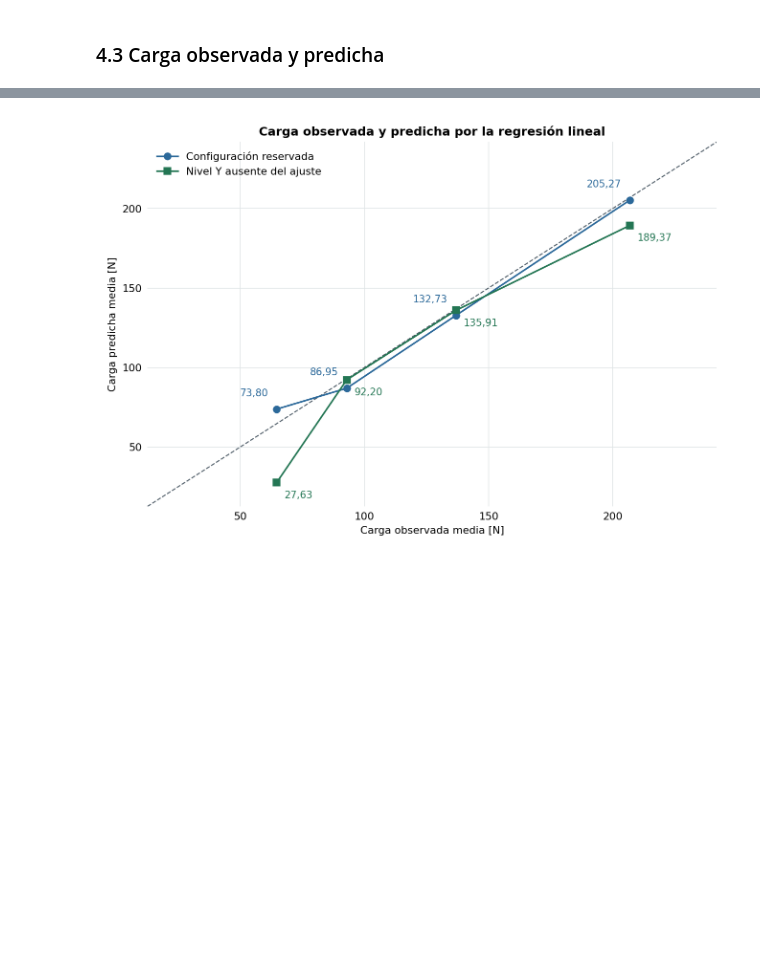
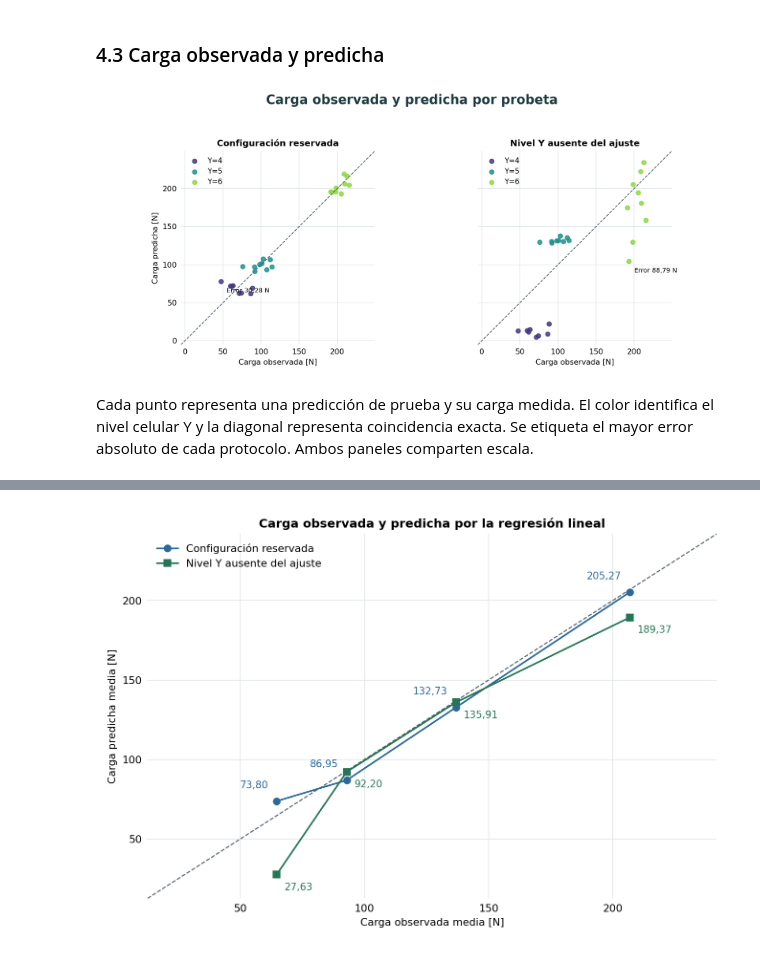
Before and after one commit to melissaaylasb-sudo/T02_MIA14_SeccionB, a Jupyter notebook: notebooks/Comparativa_6_Modelos_Regresion_Pantograficas.ipynb, the cells around one changed output, grey strips where cells are left out. Saved outputs shown, nothing was run; the diff lists cells and outputs as text; code cells hidden in the pictures; blank space fills up the shorter version.

```diff
--- a/notebooks/Comparativa_6_Modelos_Regresion_Pantograficas.ipynb
+++ b/notebooks/Comparativa_6_Modelos_Regresion_Pantograficas.ipynb
@@ -185,11 +209,24 @@ Se recorren las reservas existentes. Cada clon del pipeline se ajusta con el ent
 # %%
 reservas = analisis.particiones_por_grupo
 predicciones = []
+metricas_reservas = []
+coeficientes_reservas = []
 for protocolo, particiones in reservas.items():
     for pliegue, (entrenamiento, prueba) in enumerate(particiones, start=1):
         modelo_pliegue = clone(modelo_ganador)
         modelo_pliegue.fit(geometrias.iloc[entrenamiento], cargas.iloc[entrenamiento])
         carga_predicha = modelo_pliegue.predict(geometrias.iloc[prueba])
+        carga_entrenamiento = modelo_pliegue.predict(geometrias.iloc[entrenamiento])
+        metricas_reservas.append({
+            "protocolo": protocolo, "pliegue": pliegue,
+            "MAE_entrenamiento_N": mean_absolute_error(cargas.iloc[entrenamiento], carga_entrenamiento),
+            "MAE_validacion_N": mean_absolute_error(cargas.iloc[prueba], carga_predicha),
+        })
+        _, pendientes = analisis.ecuacion_en_unidades_originales(modelo_pliegue)
+        coeficientes_reservas.append(
+            pendientes.rename("coeficiente_N_por_unidad").rename_axis("variable")
+            .reset_index().assign(protocolo=protocolo, pliegue=pliegue)
+        )
         predicciones.append(pd.DataFrame({
             "procedimiento": modelo_elegido,
             "protocolo": protocolo,
@@ -203,6 +240,9 @@ predicciones = pd.concat(predicciones, ignore_index=True)
 predicciones["residuo_N"] = predicciones.observado_N - predicciones.predicho_N
 predicciones["error_absoluto_N"] = predicciones.residuo_N.abs()
 analisis.verificar_predicciones_seleccionadas(predicciones)
+metricas_por_reserva = pd.DataFrame(metricas_reservas)
+coeficientes_por_reserva = pd.concat(coeficientes_reservas, ignore_index=True)
+detalle = analisis.resumir_evaluacion(metricas_por_reserva, coeficientes_por_reserva)
 # %% [markdown]
 ### 4.2 Cálculo de las métricas
 
@@ -235,3 +275,9 @@ vista.mostrar_calculo_mae(*analisis.ejemplo_mae())
 | Lineal múltiple | 59,680 | 71,923 | 12,243 | 9,664 |
 # %% [markdown]
 ### 4.3 Carga observada y predicha
+# %%
+graficas.mostrar(graficas.observaciones_ganador, detalle["pareadas"])
+# %% [output]
+[figure, added]
+# %% [markdown]
+Cada punto representa una predicción de prueba y su carga medida. El color identifica el nivel celular Y y la diagonal representa coincidencia exacta. Se etiqueta el mayor error absoluto de cada protocolo. Ambos paneles comparten escala.
```
Also changed, not shown: parts of 34 cells of this notebook, 3 other files.
